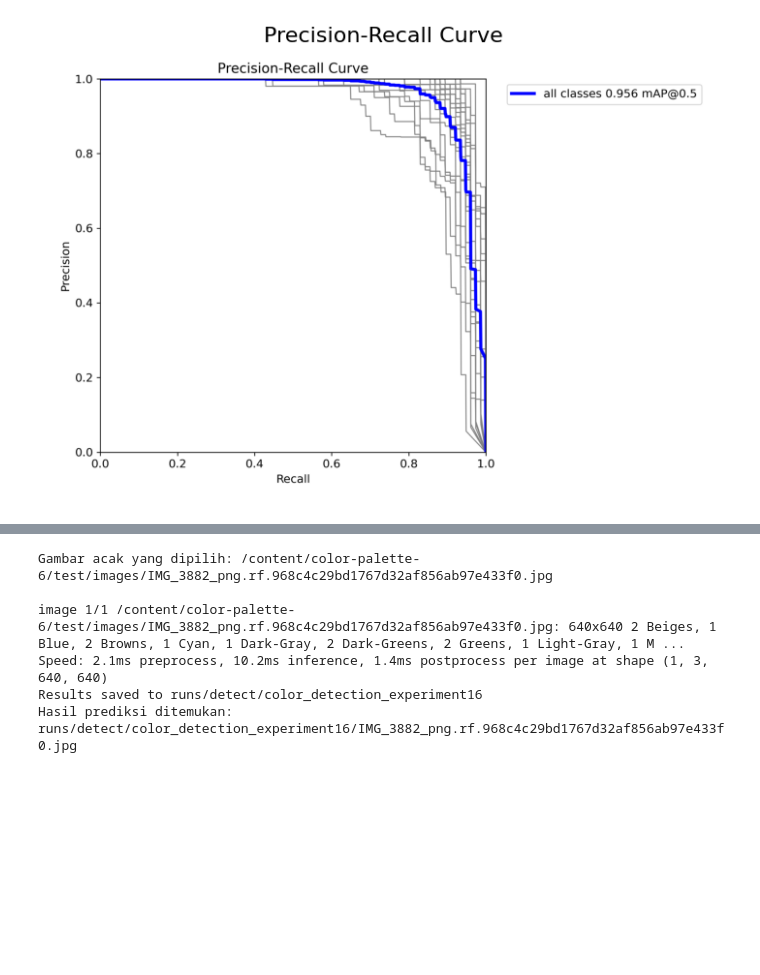
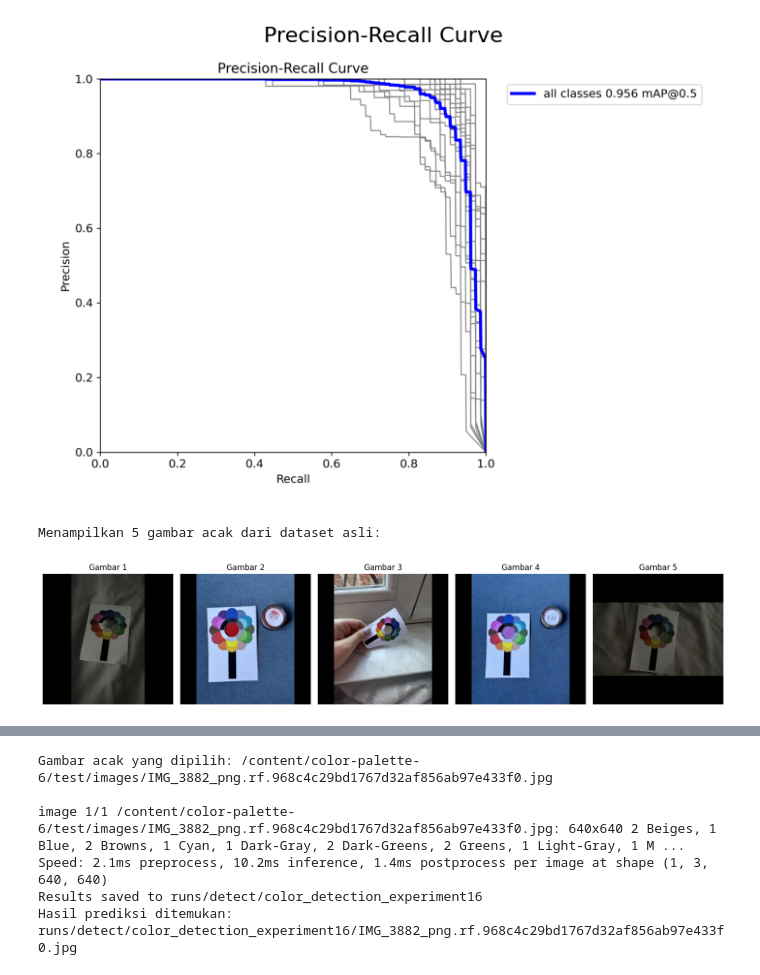
Before and after one commit to egyvedriyanto78/Deep-Learning, a Jupyter notebook: ColorDetectionYOLOv8.ipynb, the cells around one changed output, grey strips where cells are left out. Saved outputs shown, nothing was run; the diff lists cells and outputs as text; code cells hidden in the pictures; blank space fills up the shorter version.

```diff
--- a/ColorDetectionYOLOv8.ipynb
+++ b/ColorDetectionYOLOv8.ipynb
@@ -164,6 +164,48 @@ else:
     print(f"PR Curve tidak ditemukan di path: {pr_curve_path}")
 # %% [output]
 [figure]
+# %%
+import os
+import random
+import cv2
+import matplotlib.pyplot as plt
+
+# Path folder gambar asli
+images_folder = os.path.join(dataset_path, "test", "images")
+
+if os.path.exists(images_folder):  # Pastikan folder ada
+    # Ambil semua file gambar dari folder
+    image_files = os.listdir(images_folder)
+
+    if image_files:  # Pastikan ada gambar di folder
+        # Pilih 5 gambar secara acak
+        random_images = random.sample(image_files, min(len(image_files), 5))
+        print(f"Menampilkan 5 gambar acak dari dataset asli:")
+
+        # Tampilkan 5 gambar dalam grid
+        plt.figure(figsize=(15, 10))  # Ukuran canvas besar untuk beberapa gambar
+        for i, image_name in enumerate(random_images):
+            image_path = os.path.join(images_folder, image_name)
+
+            # Baca gambar asli
+            img = cv2.imread(image_path)
+            img = cv2.cvtColor(img, cv2.COLOR_BGR2RGB)
+
+            # Subplot untuk menampilkan beberapa gambar
+            plt.subplot(1, 5, i + 1)  # 1 baris x 5 kolom
+            plt.imshow(img)
+            plt.title(f"Gambar {i + 1}", fontsize=12)
+            plt.axis("off")
+
+        plt.tight_layout()
+        plt.show()
+    else:
+        print(f"Tidak ada gambar di folder: {images_folder}")
+else:
+    print(f"Folder tidak ditemukan: {images_folder}")
+# %% [output]
+Menampilkan 5 gambar acak dari dataset asli:
+[figure, added]
 # %%
 import glob
 
```
